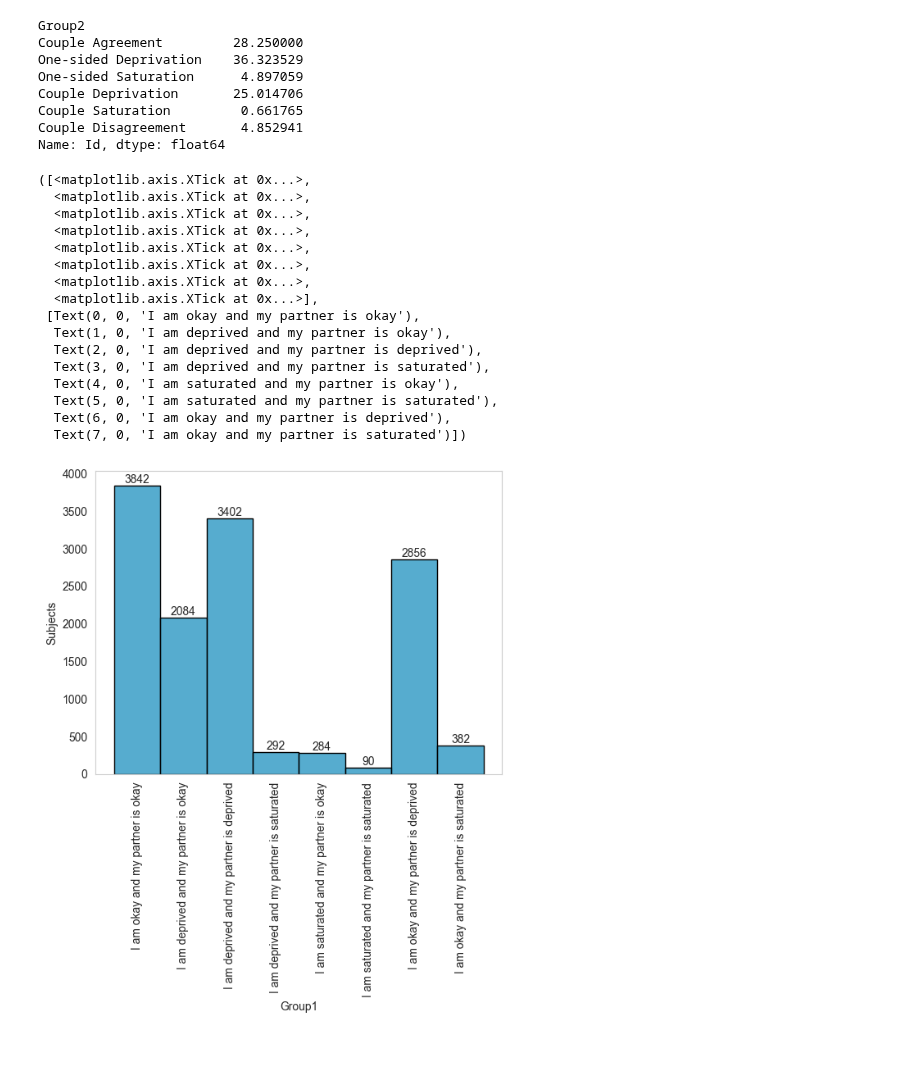
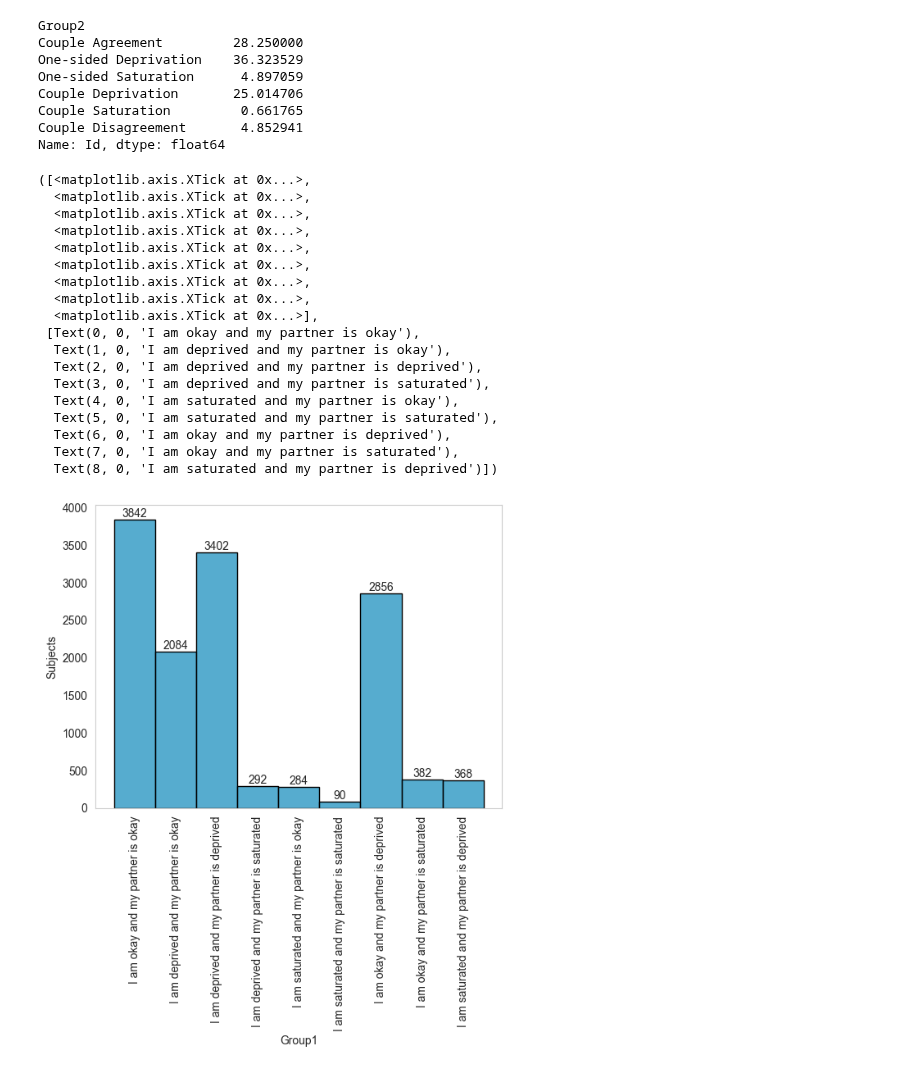
Before and after one commit to EdgardoCS/touchCouples, a Jupyter notebook: read_and_sort.ipynb, the cells around one changed output. Saved outputs shown, nothing was run; the diff lists cells and outputs as text; code cells hidden in the pictures.

```diff
--- a/read_and_sort.ipynb
+++ b/read_and_sort.ipynb
@@ -576,23 +576,28 @@ df_long = df_long[cols]
 # %%
 df_long.to_csv('source/FReDA4.csv', index=False)
 # %%
+
 group_labels = [
     'I am okay and my partner is okay', 'I am deprived and my partner is okay',
     'I am deprived and my partner is deprived', 'I am deprived and my partner is saturated',
     'I am saturated and my partner is okay', 'I am saturated and my partner is saturated',
-    'I am okay and my partner is deprived', 'I am okay and my partner is saturated'
+    'I am okay and my partner is deprived', 'I am okay and my partner is saturated',
+    'I am saturated and my partner is deprived'
 ]
 
-df_long['Group1'] = pd.Categorical(
-    df_long['Group1'], ['SubGroup1',
-                        'SubGroup2',
-                        'SubGroup3',
-                        'SubGroup4',
-                        'SubGroup5',
-                        'SubGroup6',
-                        'SubGroup7',
-                        'SubGroup8']
+df['Group1'] = pd.Categorical(
+    df['Group1'], ['SubGroup1',
+                   'SubGroup2',
+                   'SubGroup3',
+                   'SubGroup4',
+                   'SubGroup5',
+                   'SubGroup6',
+                   'SubGroup7',
+                   'SubGroup8',
+                   'SubGroup9'
+                   ]
 )
+
 ax = sns.histplot(data=df_long, x='Group1',
                   element='bars',
                   binwidth=0.5,
@@ -601,34 +606,37 @@ ax = sns.histplot(data=df_long, x='Group1',
                   multiple="dodge",
                   linewidth=1,
                   edgecolor='black',
                   )
 for p in ax.patches:
     height = p.get_height()
     ax.text(
         p.get_x() + p.get_width() / 2.,
         height,
         int(height),
         ha="center", va="bottom"
     )
 plt.grid(False)
 plt.ylabel("Subjects")
-plt.xticks(rotation=90, ticks=[0, 1, 2, 3, 4, 5, 6, 7], labels=group_labels)
+
+plt.xticks(rotation=90, ticks=[0, 1, 2, 3, 4, 5, 6, 7, 8], labels=group_labels)
 # %% [output]
 ([<matplotlib.axis.XTick at 0x...>,
+  <matplotlib.axis.XTick at 0x...>,
   <matplotlib.axis.XTick at 0x...>,
   <matplotlib.axis.XTick at 0x...>,
   <matplotlib.axis.XTick at 0x...>,
   <matplotlib.axis.XTick at 0x...>,
   <matplotlib.axis.XTick at 0x...>,
   <matplotlib.axis.XTick at 0x...>,
   <matplotlib.axis.XTick at 0x...>],
  [Text(0, 0, 'I am okay and my partner is okay'),
   Text(1, 0, 'I am deprived and my partner is okay'),
   Text(2, 0, 'I am deprived and my partner is deprived'),
   Text(3, 0, 'I am deprived and my partner is saturated'),
   Text(4, 0, 'I am saturated and my partner is okay'),
   Text(5, 0, 'I am saturated and my partner is saturated'),
   Text(6, 0, 'I am okay and my partner is deprived'),
-  Text(7, 0, 'I am okay and my partner is saturated')])
+  Text(7, 0, 'I am okay and my partner is saturated'),
+  Text(8, 0, 'I am saturated and my partner is deprived')])
-[figure, old version]
+[figure, new version]
 # %%
```
Also changed, not shown: parts of 3 cells of this notebook, 25 other files.
